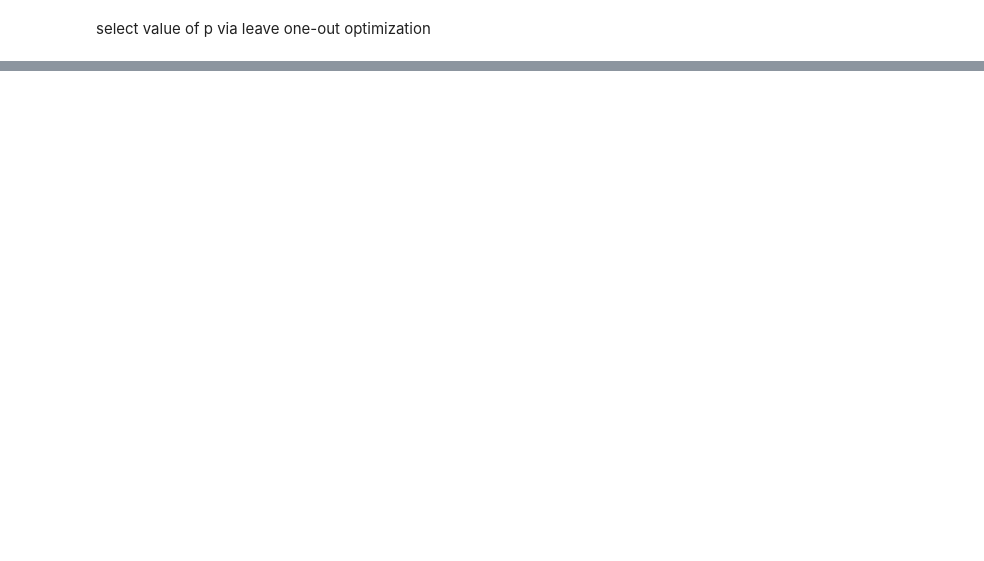
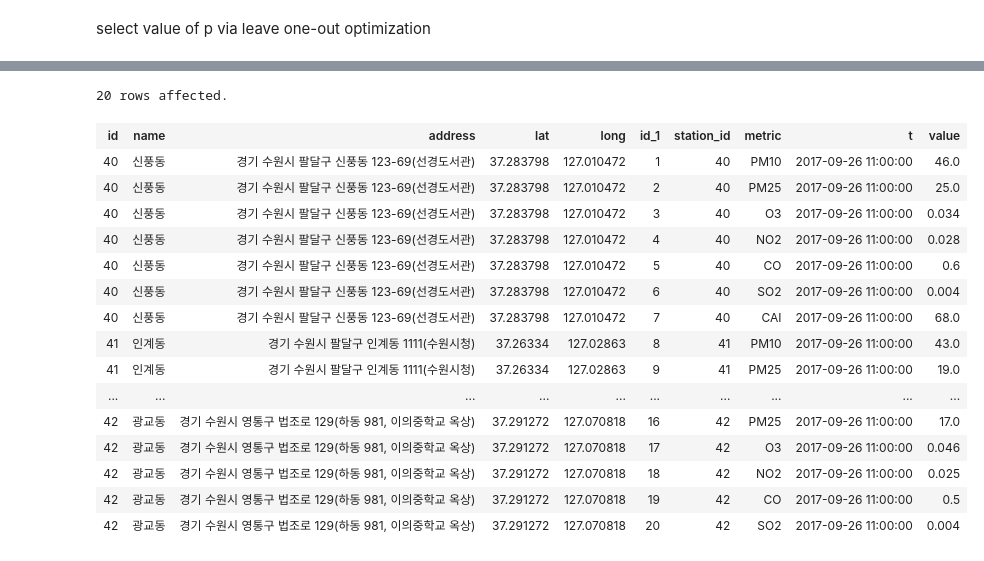
Before and after one commit to cochoa0x1/air-quality-logger, a Jupyter notebook: interpolate.ipynb, the cells around one changed output, grey strips where cells are left out. Saved outputs shown, nothing was run; the diff lists cells and outputs as text; code cells hidden in the pictures; blank space fills up the shorter version.

```diff
--- a/interpolate.ipynb
+++ b/interpolate.ipynb
@@ -70,0 +108,21 @@ interpolate(lat,lng, df.lat, df.long, df.value, p=2.93)
+# %%
+%%sql
+select * from stations as a join measurements as b on (a.id = b.station_id) limit 20
+# %% [output]
+20 rows affected.
+| id | name | address | lat | long | id_1 | station_id | metric | t | value |
+| 40 | 신풍동 | 경기 수원시 팔달구 신풍동 123-69(선경도서관) | 37.283798 | 127.010472 | 1 | 40 | PM10 | 2017-09-26 11:00:00 | 46.0 |
+| 40 | 신풍동 | 경기 수원시 팔달구 신풍동 123-69(선경도서관) | 37.283798 | 127.010472 | 2 | 40 | PM25 | 2017-09-26 11:00:00 | 25.0 |
+| 40 | 신풍동 | 경기 수원시 팔달구 신풍동 123-69(선경도서관) | 37.283798 | 127.010472 | 3 | 40 | O3 | 2017-09-26 11:00:00 | 0.034 |
+| 40 | 신풍동 | 경기 수원시 팔달구 신풍동 123-69(선경도서관) | 37.283798 | 127.010472 | 4 | 40 | NO2 | 2017-09-26 11:00:00 | 0.028 |
+| 40 | 신풍동 | 경기 수원시 팔달구 신풍동 123-69(선경도서관) | 37.283798 | 127.010472 | 5 | 40 | CO | 2017-09-26 11:00:00 | 0.6 |
+| 40 | 신풍동 | 경기 수원시 팔달구 신풍동 123-69(선경도서관) | 37.283798 | 127.010472 | 6 | 40 | SO2 | 2017-09-26 11:00:00 | 0.004 |
+| 40 | 신풍동 | 경기 수원시 팔달구 신풍동 123-69(선경도서관) | 37.283798 | 127.010472 | 7 | 40 | CAI | 2017-09-26 11:00:00 | 68.0 |
+| 41 | 인계동 | 경기 수원시 팔달구 인계동 1111(수원시청) | 37.26334 | 127.02863 | 8 | 41 | PM10 | 2017-09-26 11:00:00 | 43.0 |
+| 41 | 인계동 | 경기 수원시 팔달구 인계동 1111(수원시청) | 37.26334 | 127.02863 | 9 | 41 | PM25 | 2017-09-26 11:00:00 | 19.0 |
+| ... | ... | ... | ... | ... | ... | ... | ... | ... | ... |
+| 42 | 광교동 | 경기 수원시 영통구 법조로 129(하동 981, 이의중학교 옥상) | 37.291272 | 127.070818 | 16 | 42 | PM25 | 2017-09-26 11:00:00 | 17.0 |
+| 42 | 광교동 | 경기 수원시 영통구 법조로 129(하동 981, 이의중학교 옥상) | 37.291272 | 127.070818 | 17 | 42 | O3 | 2017-09-26 11:00:00 | 0.046 |
+| 42 | 광교동 | 경기 수원시 영통구 법조로 129(하동 981, 이의중학교 옥상) | 37.291272 | 127.070818 | 18 | 42 | NO2 | 2017-09-26 11:00:00 | 0.025 |
+| 42 | 광교동 | 경기 수원시 영통구 법조로 129(하동 981, 이의중학교 옥상) | 37.291272 | 127.070818 | 19 | 42 | CO | 2017-09-26 11:00:00 | 0.5 |
+| 42 | 광교동 | 경기 수원시 영통구 법조로 129(하동 981, 이의중학교 옥상) | 37.291272 | 127.070818 | 20 | 42 | SO2 | 2017-09-26 11:00:00 | 0.004 |
```
Also changed, not shown: parts of 11 cells of this notebook, 2 other files.
